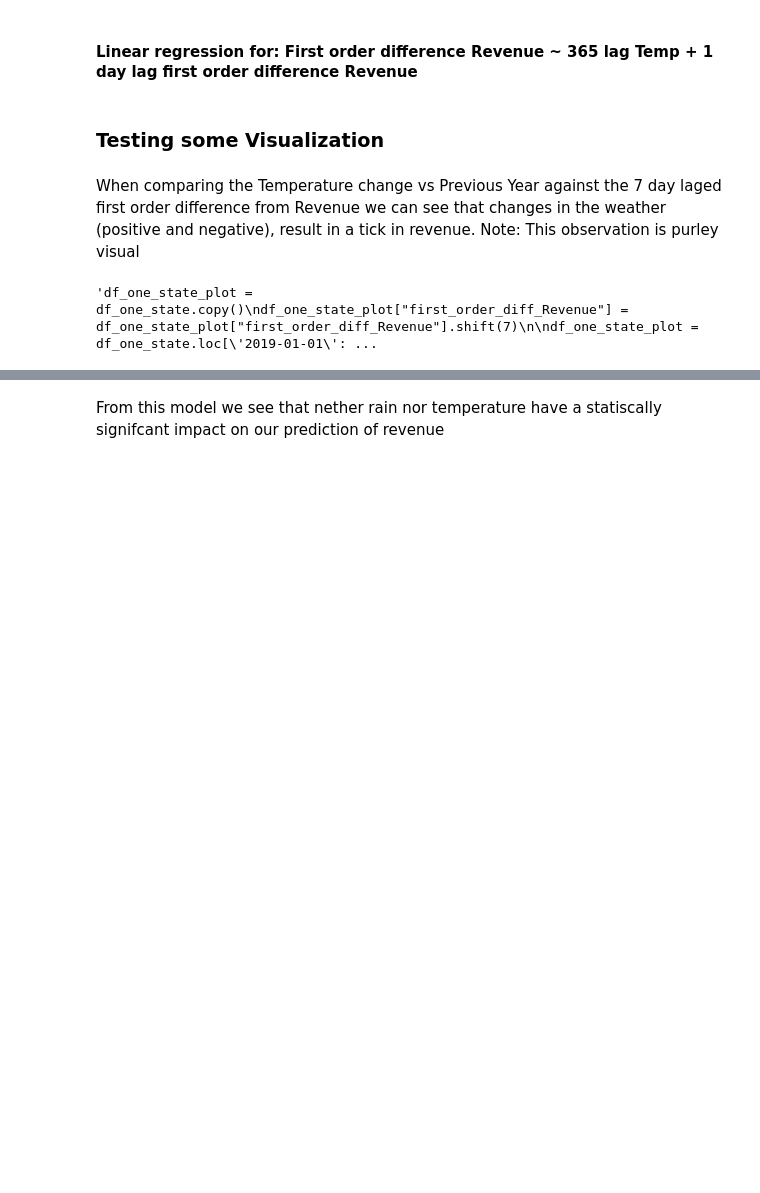
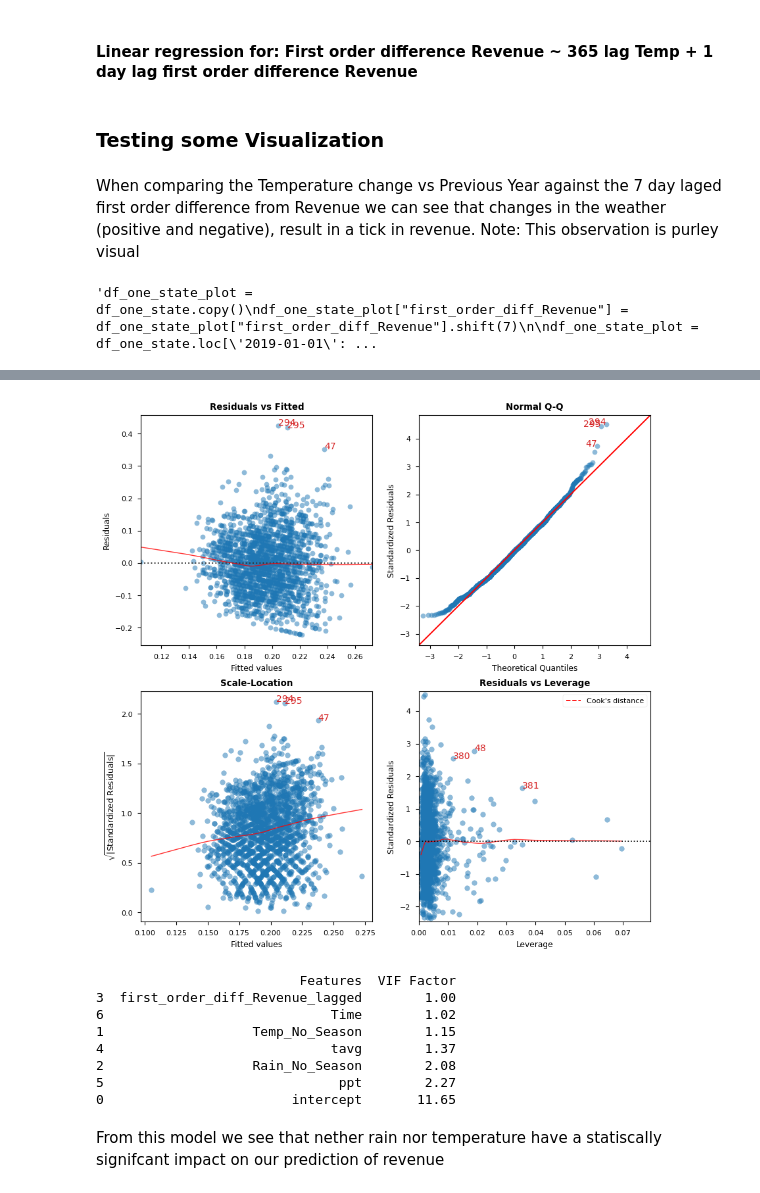
Before and after one commit to MoritzBaldauf/Bachelor_Thesis_Code, a Jupyter notebook: Linear_regression.ipynb, the cells around one changed output, grey strips where cells are left out. Drawn from its saved outputs; the diff is of its cells as text; code cells hidden in the pictures; blank space fills up the shorter version.

Commit message:
Experiments with linear regression

```diff
--- a/Linear_regression.ipynb
+++ b/Linear_regression.ipynb
@@ -62,3 +66,9 @@ df_one_state.loc[:, "first_order_diff_Revenue_lagged"] = df_one_state["first_ord
+# %%
+df_one_state.loc[:, "SMA7_ratio_hot_weather_clothing"] = df_one_state["ratio_hot_weather"].rolling(7).mean().round(2)
+
+df_one_state.loc[:, "SMA7_ratio_cold_weather_clothing"] = df_one_state["ratio_cold_weather"].rolling(7).mean().round(2)
+
+df_one_state.loc[:, "SMA7_ratio_rain_weather_clothing"] = df_one_state["ratio_rain_protection"].rolling(7).mean().round(2)
 # %% [markdown]
 ### Remove days wich were only used for temp calculations
 # %%
@@ -117,7 +127,7 @@ plt.show()"""
 import statsmodels.api as sm
 df_one_state = df_one_state.fillna(0)
 
-x = df_one_state[["Time", "Temp_No_Season", "Rain_No_Season", "first_order_diff_Revenue_lagged"]]
+x = df_one_state[["Time", "Temp_No_Season", "Rain_No_Season", "first_order_diff_Revenue_lagged", "tavg", "ppt"]]
 y = df_one_state['Revenue']
 model = sm.OLS(y, sm.add_constant(x))
 results = model.fit()
@@ -143,0 +216,14 @@ strong multicollinearity or other numerical problems.
+# %%
+y = df_one_state["SMA7_ratio_hot_weather_clothing"].shift(39).fillna(0)
+# Test with different shifts
+# 53: 0,316
+# 43: 0,327
+# 40: 0,327
+# 38: 0,329
+# 33: 0,314
+X = MS(["Temp_No_Season", "Rain_No_Season", "first_order_diff_Revenue_lagged", "tavg", "ppt", "Time"]).fit_transform(df_one_state)
+
+model = sm.OLS(y, X)
+results = model.fit()
+
+print(f"Linear Regression for SMA7_ratio_hot_weather_clothing: \n {results.summary()}")
@@ -143,0 +277,7 @@ strong multicollinearity or other numerical problems.
+# %%
+#y = df_one_state["SMA7_ratio_rain_weather_clothing"].shift(23).fillna(0) # If we add the shift here R^2 decreases
+y = df_one_state["SMA7_ratio_rain_weather_clothing"]
+model = sm.OLS(y, X)
+results = model.fit()
+
+print(f"\n\n Linear Regression for SMA7_ratio_rain_weather_clothing: \n {results.summary()}")
@@ -144,2 +302,19 @@ strong multicollinearity or other numerical problems.
+# %%
+from utils.Lin_reg_plotting import LinearRegDiagnostic
+
+cls = LinearRegDiagnostic(results)
+
+vif, fig, ax = cls()
+print(vif)
+# %% [output]
+[figure, added]
+                          Features  VIF Factor
+3  first_order_diff_Revenue_lagged        1.00
+6                             Time        1.02
+1                   Temp_No_Season        1.15
+4                             tavg        1.37
+2                   Rain_No_Season        2.08
+5                              ppt        2.27
+0                        intercept       11.65
 # %% [markdown]
 From this model we see that nether rain nor temperature have a statiscally signifcant impact on our prediction of revenue
```
Also changed, not shown: parts of 25 cells of this notebook.
